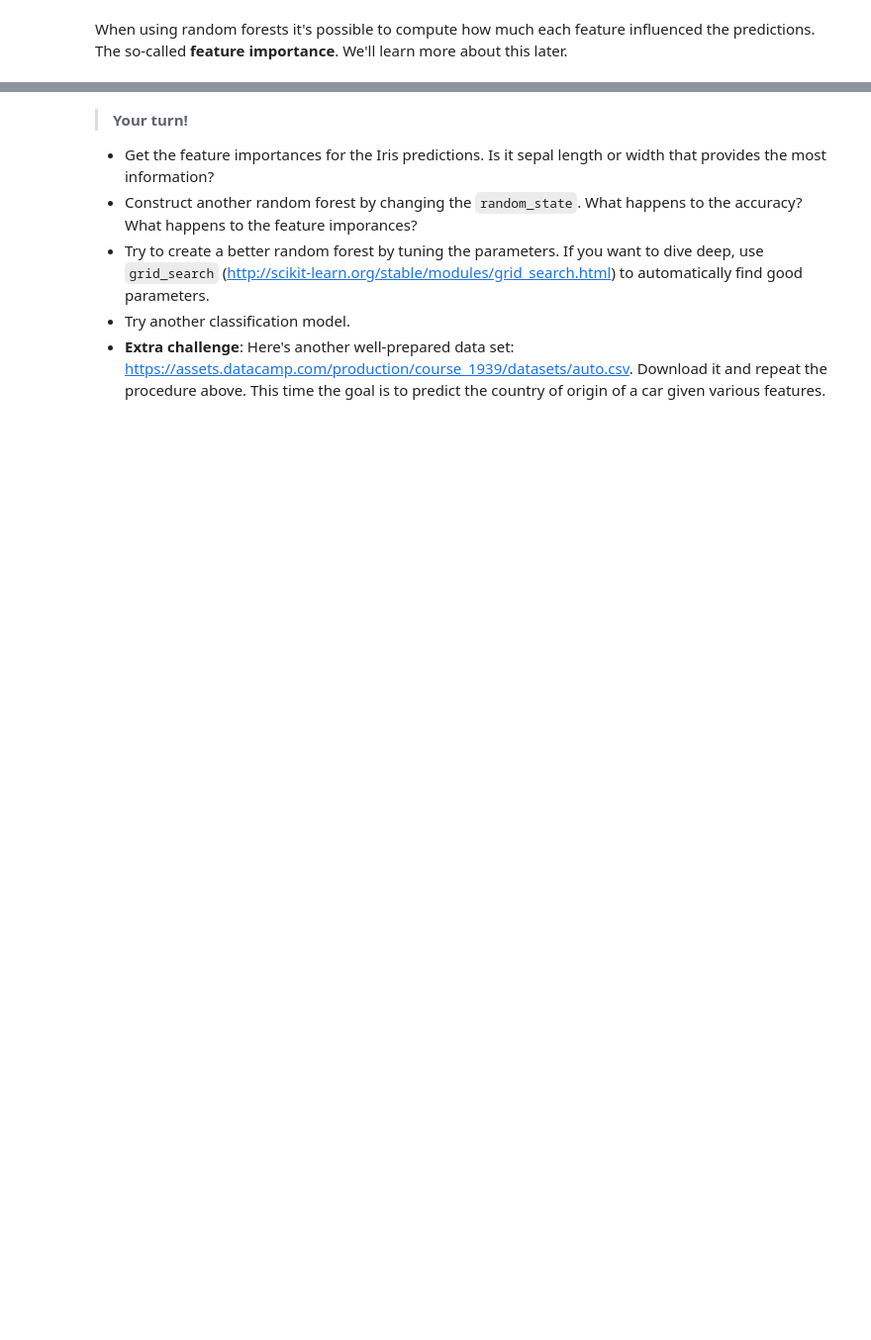
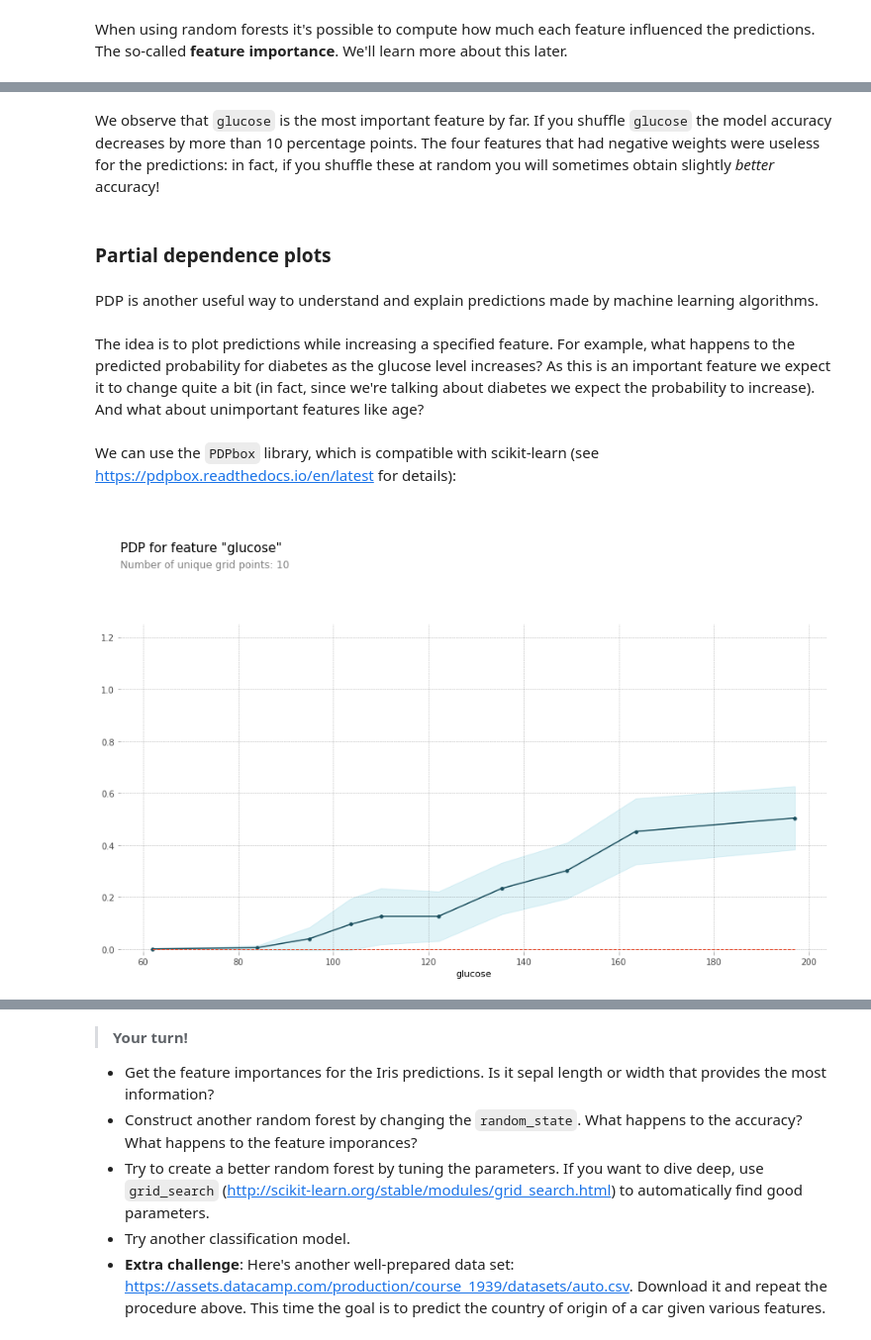
Before and after one commit to xyXiangYu/DAT158ML, a Jupyter notebook: Part1-intro/DAT158-Part1-simple_examples.ipynb, the cells around one changed output, grey strips where cells are left out. Shown at 99% size. Cells and saved outputs as stored; diff of their text form; code cells hidden in the pictures; blank space fills up the shorter version.

Commit message:
permutation importance and partial dependence plots (eli5 and pdpbox)

```diff
--- a/Part1-intro/DAT158-Part1-simple_examples.ipynb
+++ b/Part1-intro/DAT158-Part1-simple_examples.ipynb
@@ -460,7 +460,7 @@ y = diabetes['diabetes']
 X_train, X_test, y_train, y_test = train_test_split(X, y, random_state=42)
 
 # Import and train a machine learning model
-rf = RandomForestClassifier(random_state=42)
+rf = RandomForestClassifier(random_state=42, n_estimators=100)
 rf.fit(X_train, y_train)
 
 # Predict on the test data
@@ -504,0 +534,10 @@ The glucose level has the largest explanatory value, followed by BMI and age. It
+# %% [markdown]
+We observe that `glucose` is the most important feature by far. If you shuffle `glucose` the model accuracy decreases by more than 10 percentage points. The four features that had negative weights were useless for the predictions: in fact, if you shuffle these at random you will sometimes obtain slightly *better* accuracy!
+# %% [markdown]
+### Partial dependence plots
+# %% [markdown]
+PDP is another useful way to understand and explain predictions made by machine learning algorithms.
+# %% [markdown]
+The idea is to plot predictions while increasing a specified feature. For example, what happens to the predicted probability for diabetes as the glucose level increases? As this is an important feature we expect it to change quite a bit (in fact, since we're talking about diabetes we expect the probability to increase). And what about unimportant features like age?
+# %% [markdown]
+We can use the `PDPbox` library, which is compatible with scikit-learn (see https://pdpbox.readthedocs.io/en/latest for details):
@@ -504,0 +546,7 @@ The glucose level has the largest explanatory value, followed by BMI and age. It
+# %%
+pdp_goals = pdp.pdp_isolate(model=rf, dataset=X_test, model_features=X_test.columns.tolist(), feature='glucose')
+# %%
+pdp.pdp_plot(pdp_goals, 'glucose')
+plt.show()
+# %% [output]
+[figure, added]
```
Also changed, not shown: parts of 27 cells of this notebook, 1 other file.
